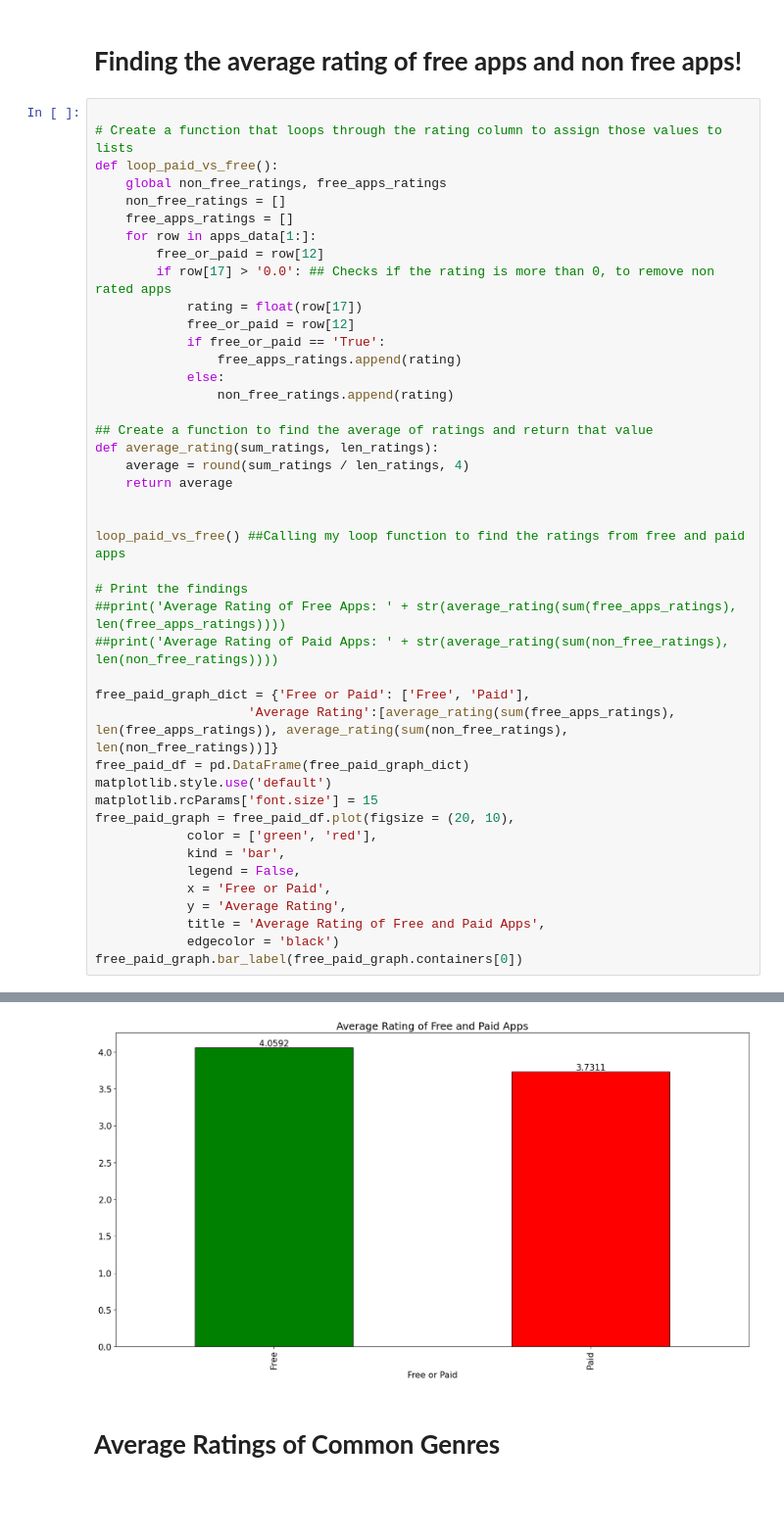
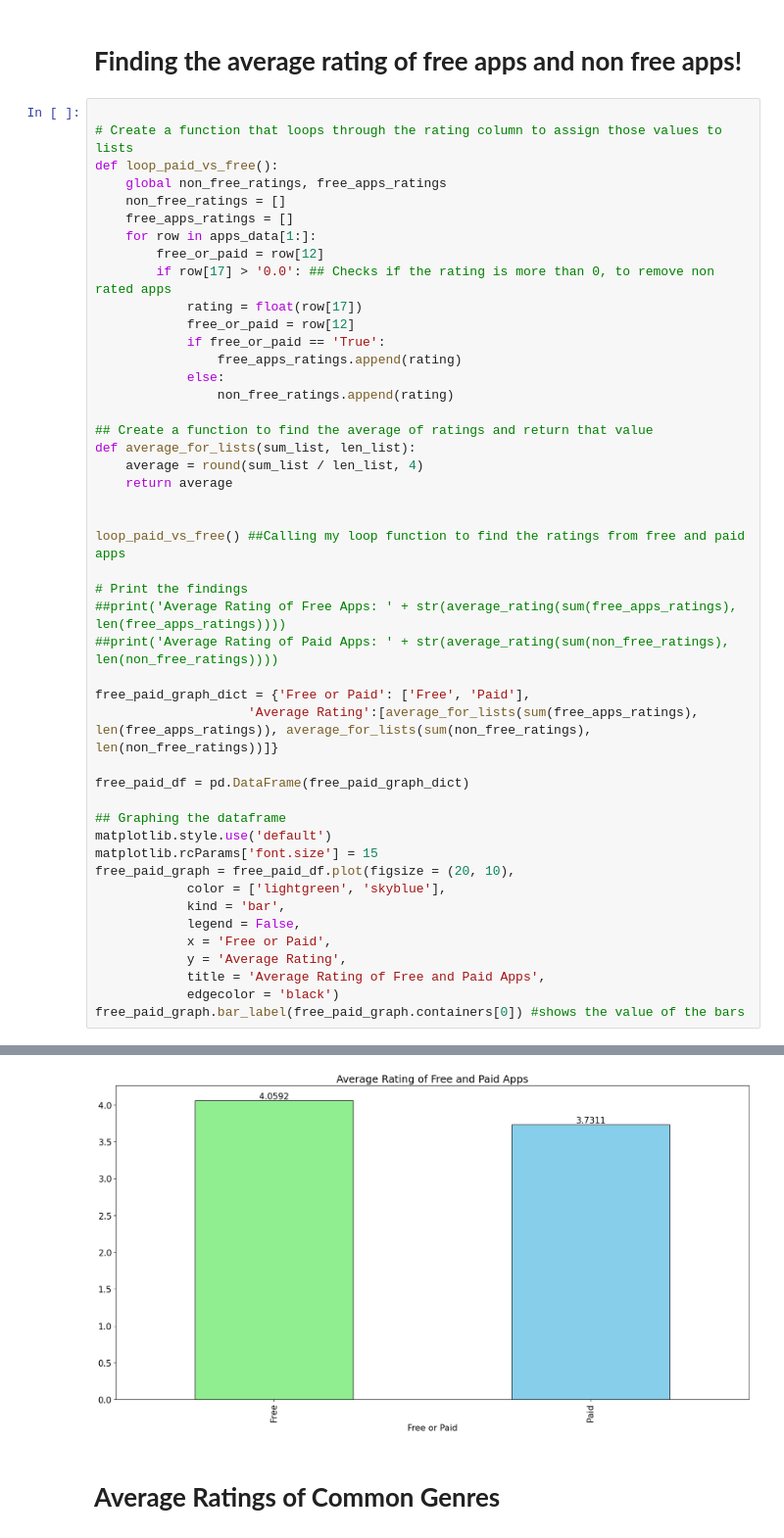
Before and after one commit to DylanMH/AppleAppDataAnalysis, a Jupyter notebook: pythoncode.ipynb, the cells around one changed output, grey strips where cells are left out. Shown: that part at 98% size. Drawn from its saved outputs; the diff is of its cells as text; blank space fills up the shorter version.

```diff
--- a/pythoncode.ipynb
+++ b/pythoncode.ipynb
@@ -47,39 +66,42 @@ def loop_paid_vs_free():
             rating = float(row[17])
             free_or_paid = row[12]
             if free_or_paid == 'True':
                 free_apps_ratings.append(rating)
             else:
                 non_free_ratings.append(rating)
 
 ## Create a function to find the average of ratings and return that value
-def average_rating(sum_ratings, len_ratings):
-    average = round(sum_ratings / len_ratings, 4)
+def average_for_lists(sum_list, len_list):
+    average = round(sum_list / len_list, 4)
     return average
 
 
 loop_paid_vs_free() ##Calling my loop function to find the ratings from free and paid apps
 
 # Print the findings
 ##print('Average Rating of Free Apps: ' + str(average_rating(sum(free_apps_ratings), len(free_apps_ratings))))
 ##print('Average Rating of Paid Apps: ' + str(average_rating(sum(non_free_ratings), len(non_free_ratings))))
 
 free_paid_graph_dict = {'Free or Paid': ['Free', 'Paid'],
-                    'Average Rating':[average_rating(sum(free_apps_ratings), len(free_apps_ratings)), average_rating(sum(non_free_ratings), len(non_free_ratings))]}
+                    'Average Rating':[average_for_lists(sum(free_apps_ratings), len(free_apps_ratings)), average_for_lists(sum(non_free_ratings), len(non_free_ratings))]}
+
 free_paid_df = pd.DataFrame(free_paid_graph_dict)
+
+## Graphing the dataframe
 matplotlib.style.use('default')
 matplotlib.rcParams['font.size'] = 15
 free_paid_graph = free_paid_df.plot(figsize = (20, 10),
-            color = ['green', 'red'],
+            color = ['lightgreen', 'skyblue'],
             kind = 'bar',
             legend = False,
             x = 'Free or Paid',
             y = 'Average Rating',
             title = 'Average Rating of Free and Paid Apps',
             edgecolor = 'black')
-free_paid_graph.bar_label(free_paid_graph.containers[0])
+free_paid_graph.bar_label(free_paid_graph.containers[0]) #shows the value of the bars
 # %% [output]
 [Text(0, 0, '4.0592'), Text(0, 0, '3.7311')]
-[figure, old version]
+[figure, new version]
 # %% [markdown]
 # **Average Ratings of Common Genres**
 # %%
```
Also changed, not shown: parts of 5 cells of this notebook.
